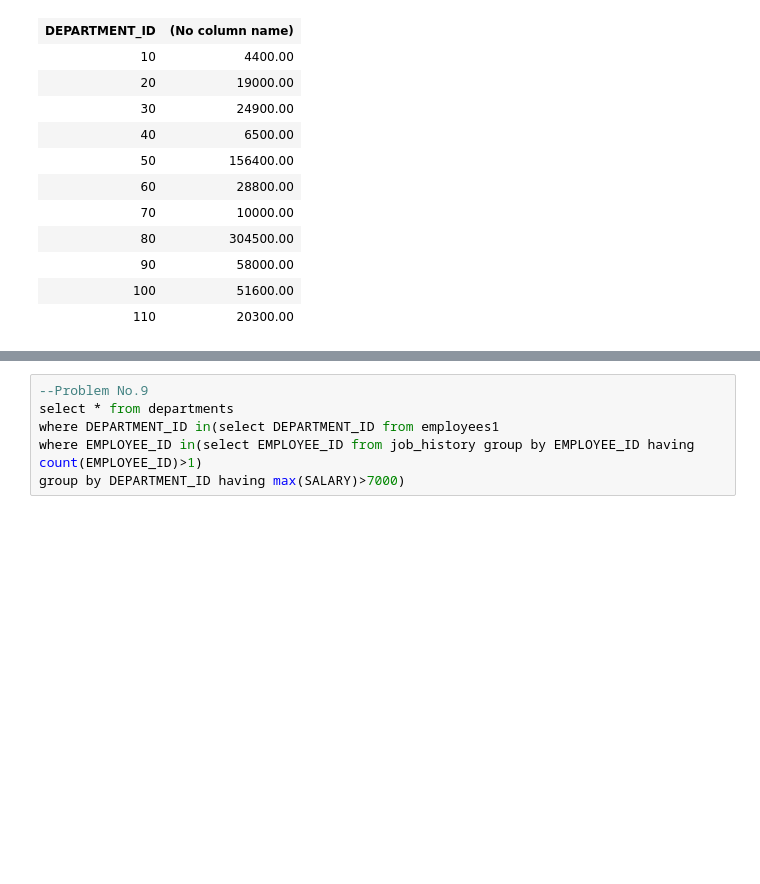
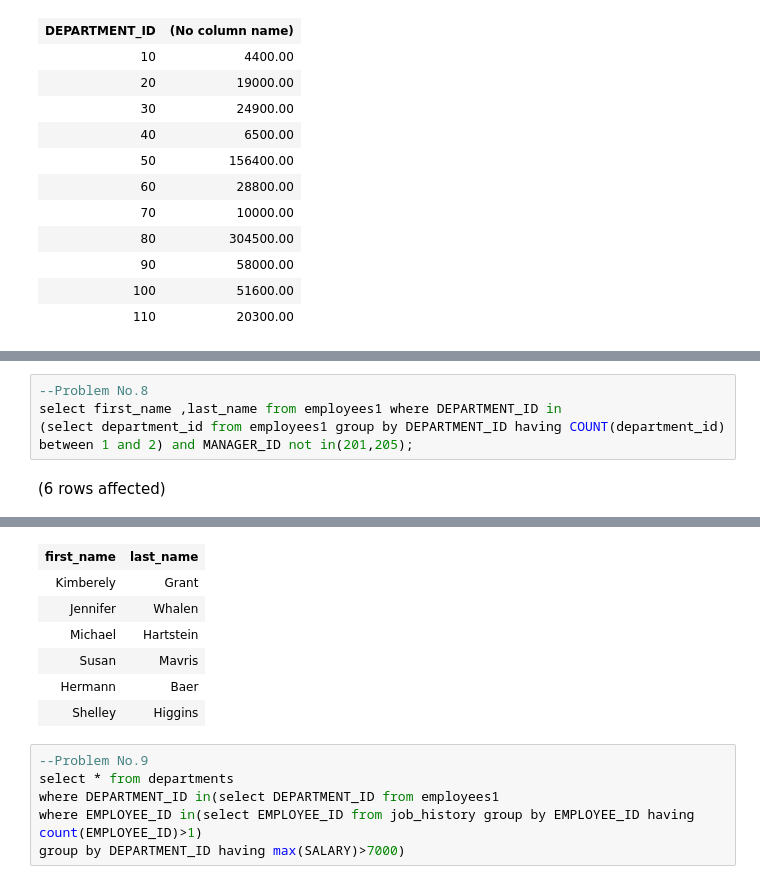
Before and after one commit to shivamfw10/EMITraining2, a Jupyter notebook: SQL_Training/SqlSubQuery_Practice_Exercise_2.ipynb, the cells around one changed output, grey strips where cells are left out. Cells and saved outputs as stored; diff of their text form; blank space fills up the shorter version.

```diff
--- a/SQL_Training/SqlSubQuery_Practice_Exercise_2.ipynb
+++ b/SQL_Training/SqlSubQuery_Practice_Exercise_2.ipynb
@@ -140,0 +148,6 @@ Total execution time: 00:00:00.006
+# %%
+--Problem No.8
+select first_name ,last_name from employees1 where DEPARTMENT_ID in
+(select department_id from employees1 group by DEPARTMENT_ID having COUNT(department_id) between 1 and 2) and MANAGER_ID not in(201,205);
+# %% [output]
+(6 rows affected)
@@ -141,3 +155,10 @@ Total execution time: 00:00:00.006
+| first_name | last_name |
+| Kimberely | Grant |
+| Jennifer | Whalen |
+| Michael | Hartstein |
+| Susan | Mavris |
+| Hermann | Baer |
+| Shelley | Higgins |
 # %%
 --Problem No.9
 select * from departments
```
Also changed, not shown: parts of 4 cells of this notebook.
